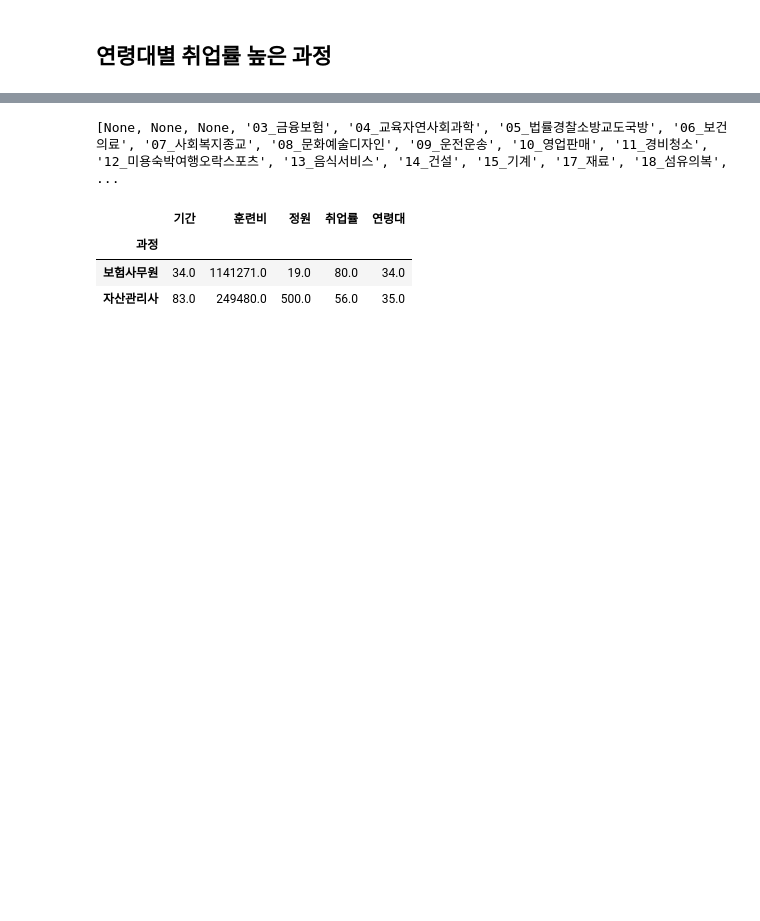
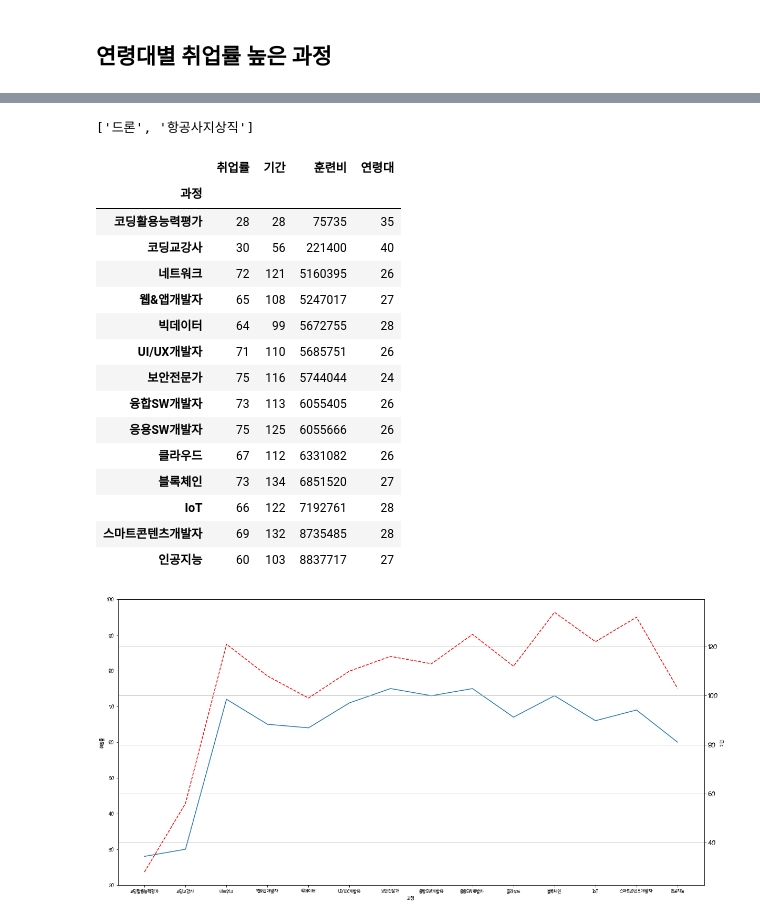
Before and after one commit to RyuJelly/jupyterlab, a Jupyter notebook: HRDproject/Untitled.ipynb, the cells around one changed output, grey strips where cells are left out. Saved outputs shown, nothing was run; the diff lists cells and outputs as text; code cells hidden in the pictures; blank space fills up the shorter version.

```diff
--- a/HRDproject/Untitled.ipynb
+++ b/HRDproject/Untitled.ipynb
@@ -74,14 +72,68 @@ NCS_list = df['NCS'].drop_duplicates().tolist()
 for i in range(len(NCS_list)):
     NCS.append(NCS_list[i])
 
-df = round(df.groupby(["NCS","과정"]).mean(), 0)
+def c_name(NCS_number) :
+    # df_course = df.loc(:, ['NCS'])
+    grouped = df.groupby(['NCS','과정'])
+    df_course = round(grouped.mean())
+    df_course = df_course.dropna().astype(int)
+    df_course.reset_index(level=['과정'], inplace=True)
+    course = []
+    course_list = df_course.loc[NCS[NCS_number]]['과정'].tolist()
+    return course_list;
 
-df = df.loc[NCS[3]].sort_values(by=["취업률"], ascending=False)
+print(c_name(9))
+# df = round(df.groupby(["NCS","과정"]).mean(), 0)
 
-display(df)
+# df = df.loc[NCS[3]].sort_values(by=["취업률"], ascending=False)
+
+# display(df)
 # %% [output]
-[None, None, None, '03_금융보험', '04_교육자연사회과학', '05_법률경찰소방교도국방', '06_보건의료', '07_사회복지종교', '08_문화예술디자인', '09_운전운송', '10_영업판매', '11_경비청소', '12_미용숙박여행오락스포츠', '13_음식서비스', '14_건설', '15_기계', '17_재료', '18_섬유의복', ...
+['드론', '항공사지상직']
-|  | 기간 | 훈련비 | 정원 | 취업률 | 연령대 |
-| 과정 |  |  |  |  |  |
-| 보험사무원 | 34.0 | 1141271.0 | 19.0 | 80.0 | 34.0 |
-| 자산관리사 | 83.0 | 249480.0 | 500.0 | 56.0 | 35.0 |
+# %%
+import matplotlib.pyplot as plt
+import seaborn as sns
+
+# 전처리
+df_c = df.loc[:,['NCS','취업률','과정','기간','훈련비','연령대']]
+df_c.dropna(inplace=True)
+grouped = df_c.groupby(['NCS','과정'])
+df_c = round(grouped.mean(),0).astype(int)
+df_c = df_c.loc[NCS[19]].sort_values(by=['훈련비'], ascending=True)
+
+display(df_c)
+
+# 구역 설정
+fig = plt.figure(figsize=(20, 10))
+ax1 = fig.add_subplot(1, 1, 1)
+
+# 그래프 그리기
+sns.lineplot(x=df_c.index, y="취업률", data=df_c, palette="rocket", ax=ax1)
+ax2 = plt.twinx()
+sns.lineplot(x=df_c.index, y="기간", data=df_c, ls='--', color='red', ax=ax2)
+plt.xticks(size=14, rotation=70)
+plt.yticks(size=14)
+plt.grid(True)
+ax1.set_ylim(20, 100)
+# ax2.set_ylim(10, 50)
+
+# 출력
+plt.show()
+# %% [output]
+|  | 취업률 | 기간 | 훈련비 | 연령대 |
+| 과정 |  |  |  |  |
+| 코딩활용능력평가 | 28 | 28 | 75735 | 35 |
+| 코딩교강사 | 30 | 56 | 221400 | 40 |
+| 네트워크 | 72 | 121 | 5160395 | 26 |
+| 웹&앱개발자 | 65 | 108 | 5247017 | 27 |
+| 빅데이터 | 64 | 99 | 5672755 | 28 |
+| UI/UX개발자 | 71 | 110 | 5685751 | 26 |
+| 보안전문가 | 75 | 116 | 5744044 | 24 |
+| 융합SW개발자 | 73 | 113 | 6055405 | 26 |
+| 응용SW개발자 | 75 | 125 | 6055666 | 26 |
+| 클라우드 | 67 | 112 | 6331082 | 26 |
+| 블록체인 | 73 | 134 | 6851520 | 27 |
+| IoT | 66 | 122 | 7192761 | 28 |
+| 스마트콘텐츠개발자 | 69 | 132 | 8735485 | 28 |
+| 인공지능 | 60 | 103 | 8837717 | 27 |
+[figure, added]
```
Also changed, not shown: parts of 6 cells of this notebook, 3 other files.
